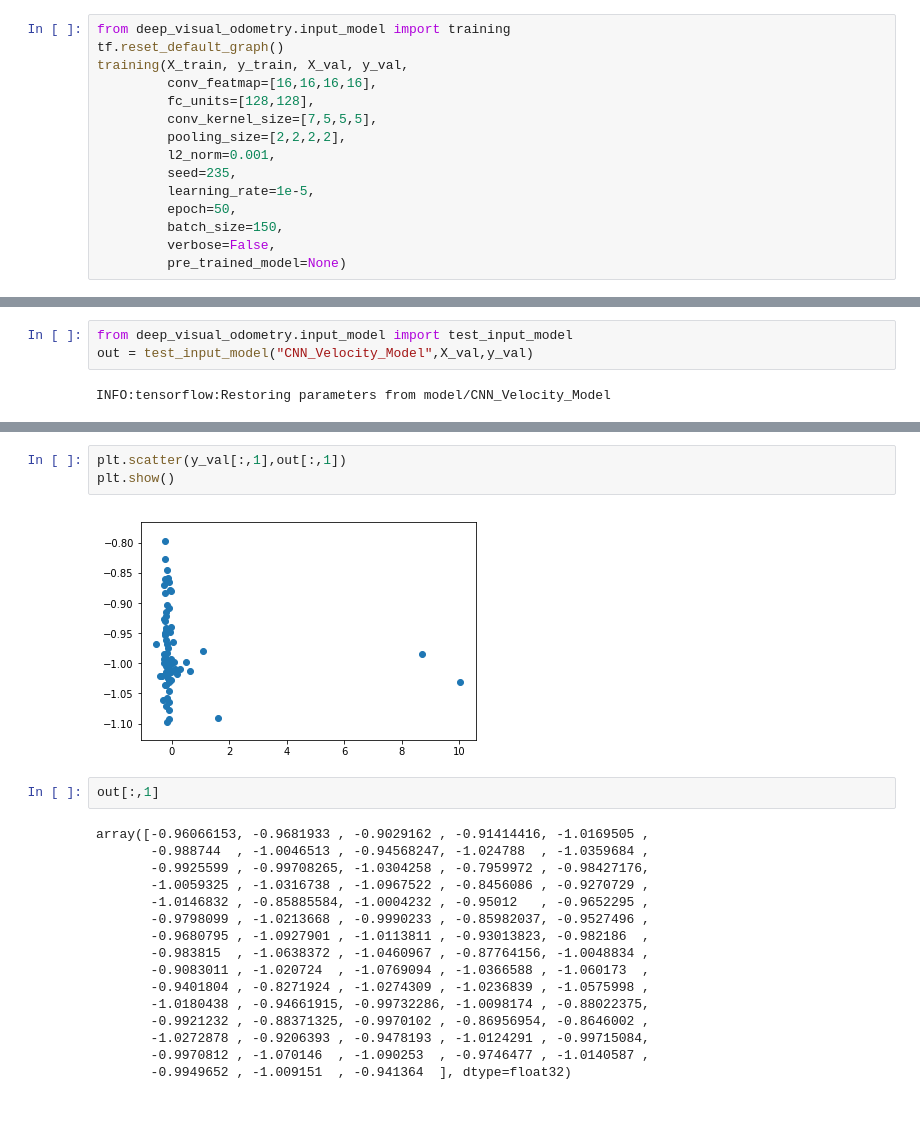
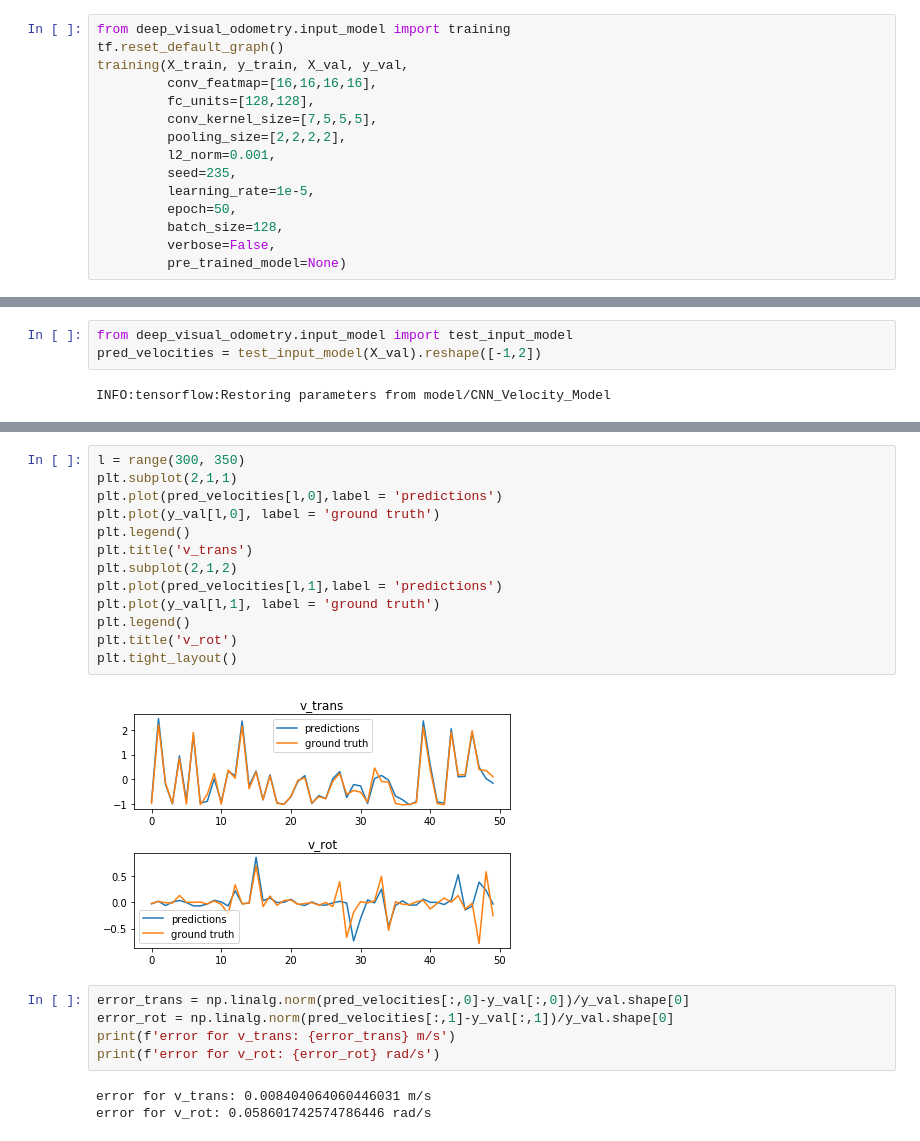
Before and after one commit to gagkhan/deep_visual_odometry, a Jupyter notebook: training_input_model.ipynb, the cells around one changed output, grey strips where cells are left out. Cells and saved outputs as stored; diff of their text form; blank space fills up the shorter version.

```diff
--- a/training_input_model.ipynb
+++ b/training_input_model.ipynb
@@ -78,7 +63,7 @@ training(X_train, y_train, X_val, y_val,
          seed=235,
          learning_rate=1e-5,
          epoch=50,
-         batch_size=150,
+         batch_size=128,
          verbose=False,
          pre_trained_model=None)
 # %% [output]
@@ -102,5 +87,5 @@ Traning ends. The best valid mse is 0.24088217318058014. Model named CNN_Velocit
 # %%
 from deep_visual_odometry.input_model import test_input_model
-out = test_input_model("CNN_Velocity_Model",X_val,y_val)
+pred_velocities = test_input_model(X_val).reshape([-1,2])
 # %% [output]
 INFO:tensorflow:Restoring parameters from model/CNN_Velocity_Model
@@ -132,23 +92,23 @@ plt.show()
-# %%
-plt.scatter(y_val[:,1],out[:,1])
-plt.show()
-# %% [output]
-[figure, removed]
-# %%
-out[:,1]
-# %% [output]
-array([-0.96066153, -0.9681933 , -0.9029162 , -0.91414416, -1.0169505 ,
-       -0.988744  , -1.0046513 , -0.94568247, -1.024788  , -1.0359684 ,
-       -0.9925599 , -0.99708265, -1.0304258 , -0.7959972 , -0.98427176,
-       -1.0059325 , -1.0316738 , -1.0967522 , -0.8456086 , -0.9270729 ,
-       -1.0146832 , -0.85885584, -1.0004232 , -0.95012   , -0.9652295 ,
-       -0.9798099 , -1.0213668 , -0.9990233 , -0.85982037, -0.9527496 ,
-       -0.9680795 , -1.0927901 , -1.0113811 , -0.93013823, -0.982186  ,
-       -0.983815  , -1.0638372 , -1.0460967 , -0.87764156, -1.0048834 ,
-       -0.9083011 , -1.020724  , -1.0769094 , -1.0366588 , -1.060173  ,
-       -0.9401804 , -0.8271924 , -1.0274309 , -1.0236839 , -1.0575998 ,
-       -1.0180438 , -0.94661915, -0.99732286, -1.0098174 , -0.88022375,
-       -0.9921232 , -0.88371325, -0.9970102 , -0.86956954, -0.8646002 ,
-       -1.0272878 , -0.9206393 , -0.9478193 , -1.0124291 , -0.99715084,
-       -0.9970812 , -1.070146  , -1.090253  , -0.9746477 , -1.0140587 ,
-       -0.9949652 , -1.009151  , -0.941364  ], dtype=float32)
+# %%
+l = range(300, 350)
+plt.subplot(2,1,1)
+plt.plot(pred_velocities[l,0],label = 'predictions')
+plt.plot(y_val[l,0], label = 'ground truth')
+plt.legend()
+plt.title('v_trans')
+plt.subplot(2,1,2)
+plt.plot(pred_velocities[l,1],label = 'predictions')
+plt.plot(y_val[l,1], label = 'ground truth')
+plt.legend()
+plt.title('v_rot')
+plt.tight_layout()
+# %% [output]
+[figure, added]
+# %%
+error_trans = np.linalg.norm(pred_velocities[:,0]-y_val[:,0])/y_val.shape[0]
+error_rot = np.linalg.norm(pred_velocities[:,1]-y_val[:,1])/y_val.shape[0]
+print(f'error for v_trans: {error_trans} m/s')
+print(f'error for v_rot: {error_rot} rad/s')
+# %% [output]
+error for v_trans: 0.008404064060446031 m/s
+error for v_rot: 0.058601742574786446 rad/s
```
Also changed, not shown: parts of 11 cells of this notebook, 2 other files.
